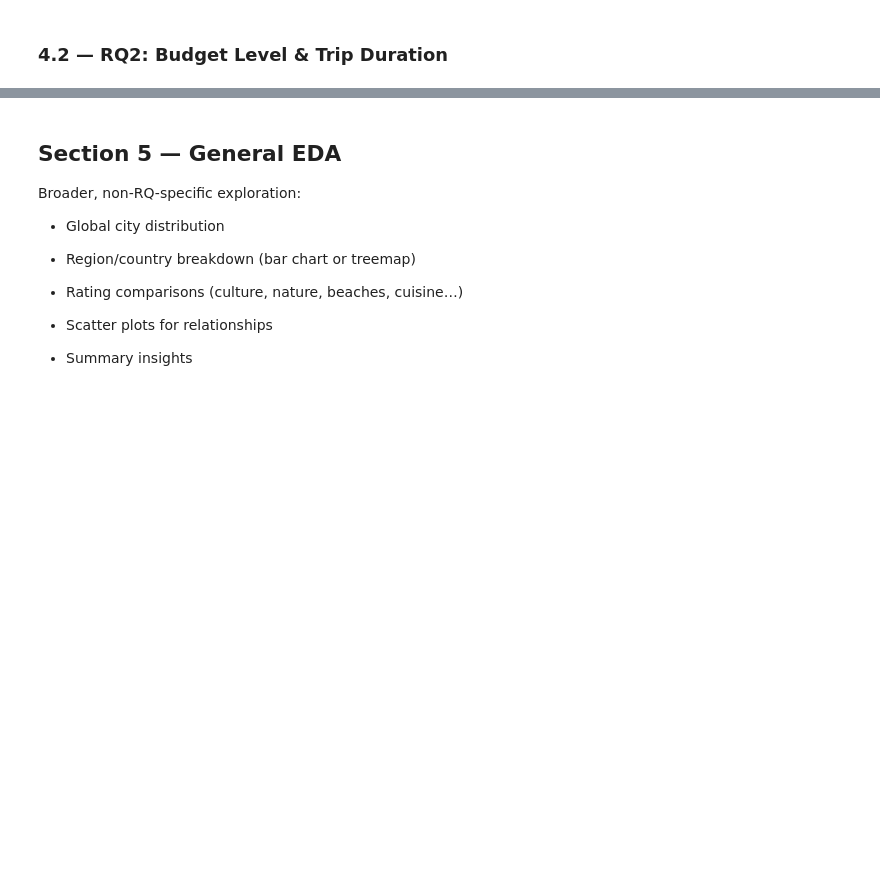
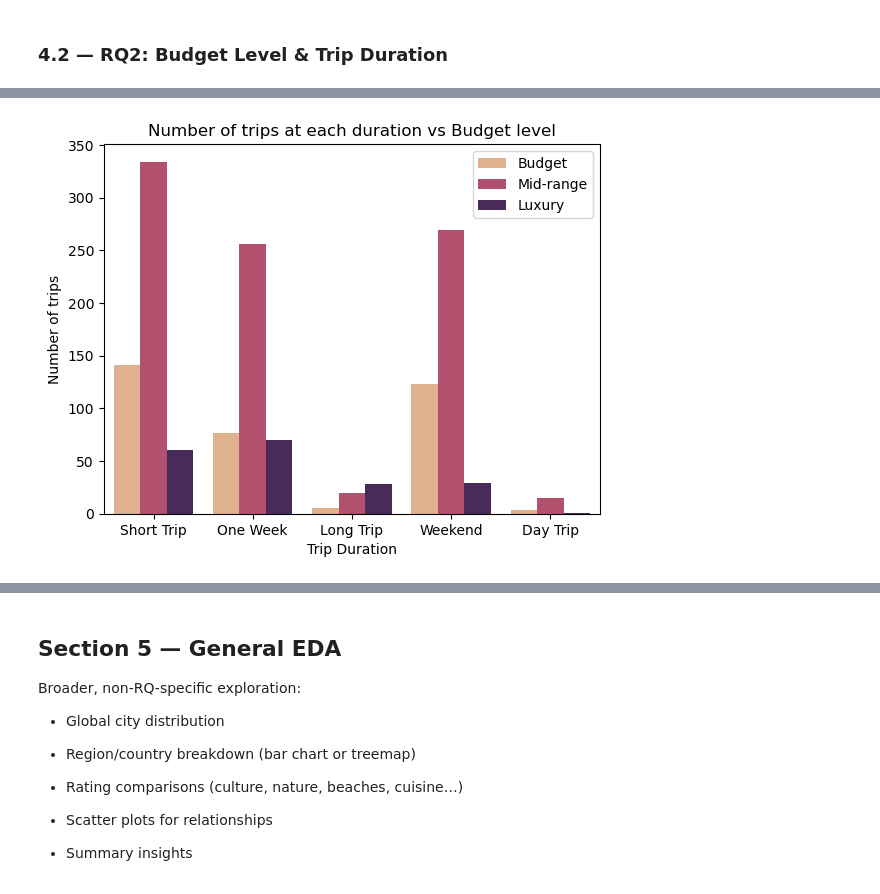
Before and after one commit to renewedspirit/Worldwide_Travel_Analysis, a Jupyter notebook: jupyter_notebooks/wtc_analysis.ipynb, the cells around one changed output, grey strips where cells are left out. Saved outputs shown, nothing was run; the diff lists cells and outputs as text; code cells hidden in the pictures; blank space fills up the shorter version.

```diff
--- a/jupyter_notebooks/wtc_analysis.ipynb
+++ b/jupyter_notebooks/wtc_analysis.ipynb
@@ -305,0 +329,34 @@ display(df)
+# %%
+# Isolate required columns into a separate data frame
+df_wide=df[['budget_level','is_short_trip','is_one_week','is_long_trip','is_weekend','is_day_trip']]
+# %%
+# Rename columns for better readability on graphs
+df_wide = df_wide.rename(columns={
+    'is_short_trip': 'Short Trip',
+    'is_one_week': 'One Week',
+    'is_long_trip': 'Long Trip',
+    'is_weekend': 'Weekend',
+    'is_day_trip': 'Day Trip'
+})
+# Pivot table from wide data frame to long data frame for bar chart plot
+df_long= pd.melt(frame=df_wide,
+        id_vars='budget_level',
+        value_vars=['Short Trip','One Week','Long Trip','Weekend','Day Trip'],
+        var_name='trip_duration',
+)
+df_long = df_long[df_long['value'] == 1]
+
+#Plot bar chary for Number of trips at each duration vs each budget level
+comparison_of_budget_duration = sns.countplot(data=df_long,
+     x='trip_duration',
+    hue='budget_level',
+    palette='flare',
+    )
+plt.title("Number of trips at each duration vs Budget level")
+plt.xlabel("Trip Duration")
+plt.ylabel("Number of trips")
+comparison_of_budget_duration.legend(title="Budget Level")
+comparison_of_budget_duration.legend(labels=["Budget","Mid-range","Luxury"])
+plt.show()
+# %% [output]
+[figure, added]
```
Also changed, not shown: parts of 11 cells of this notebook.
